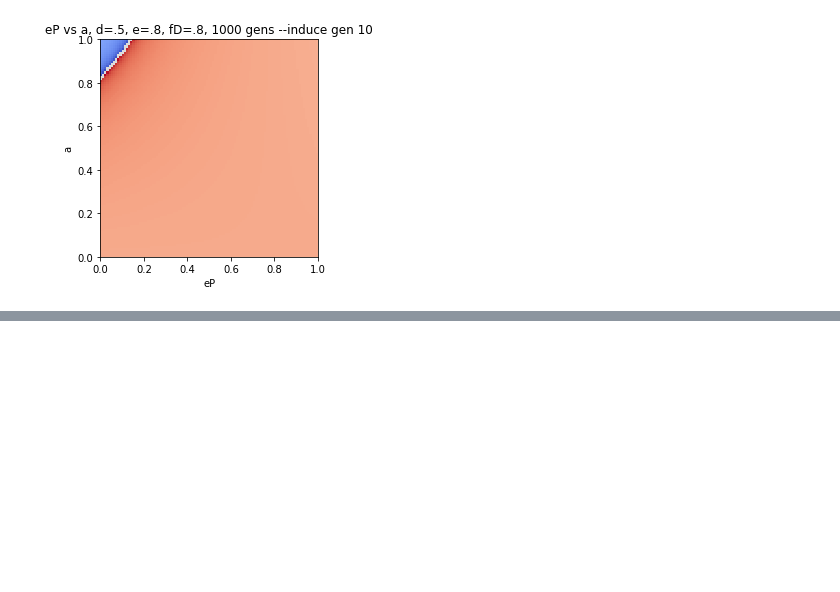
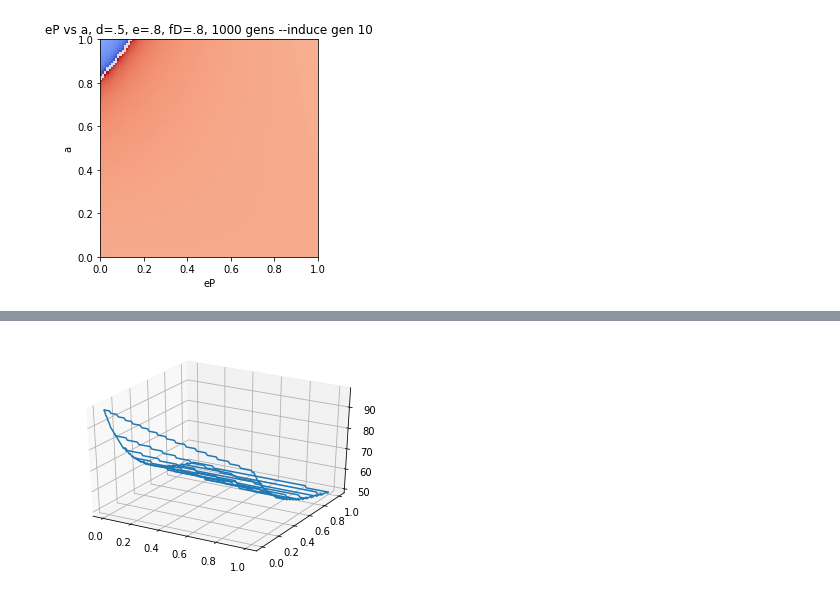
Before and after one commit to mgheffel/CRISPR-Gene-Drive-Population-Model, a Jupyter notebook: inducibleE.ipynb, the cells around one changed output, grey strips where cells are left out. Cells and saved outputs as stored; diff of their text form; code cells hidden in the pictures; blank space fills up the shorter version.

```diff
--- a/inducibleE.ipynb
+++ b/inducibleE.ipynb
@@ -331 +317,17 @@ eP: 5
 ... (188 outputs left out)
+# %%
+for i in range(len(zMaxBlues)):
+    for j in range(len(zMaxBlues[0])//2):
+        temp=zMaxBlues[i][j]
+
+        zMaxBlues[i][j]=zMaxBlues[i][len(zMaxBlues[0])-1-j]
+        zMaxBlues[i][len(zMaxBlues[0])-1-j]=temp
+# In[35]:
+
+fig = plt.figure()
+ax = fig.gca(projection='3d')
+zMaxBlues=np.array(zMaxBlues)
+ax.plot_wireframe(aB, xB, zMaxBlues, rstride=10, cstride=100)
+plt.show()
+# %% [output]
+[figure, added]
```
Also changed, not shown: parts of 2 cells of this notebook, 1 other file.
